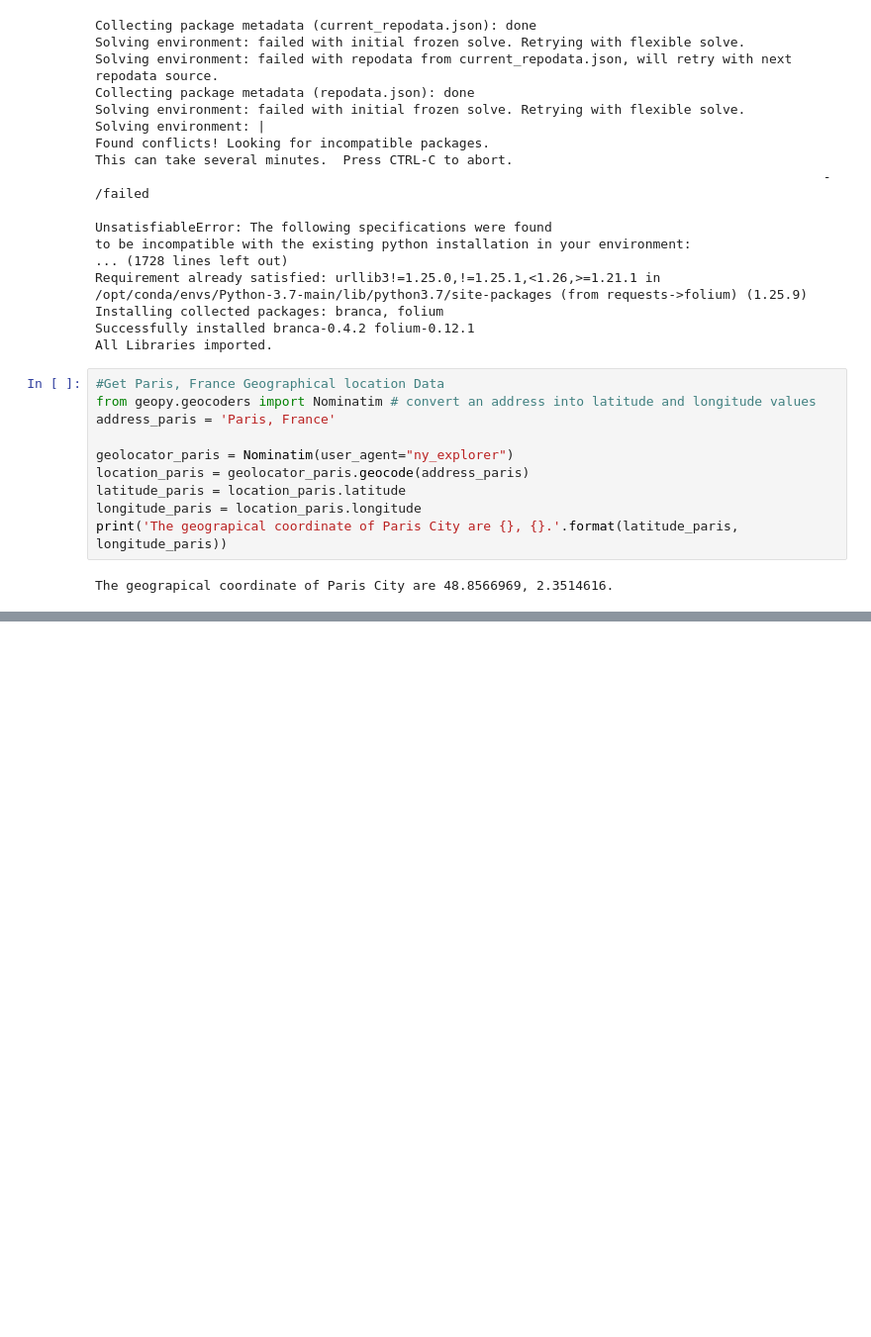
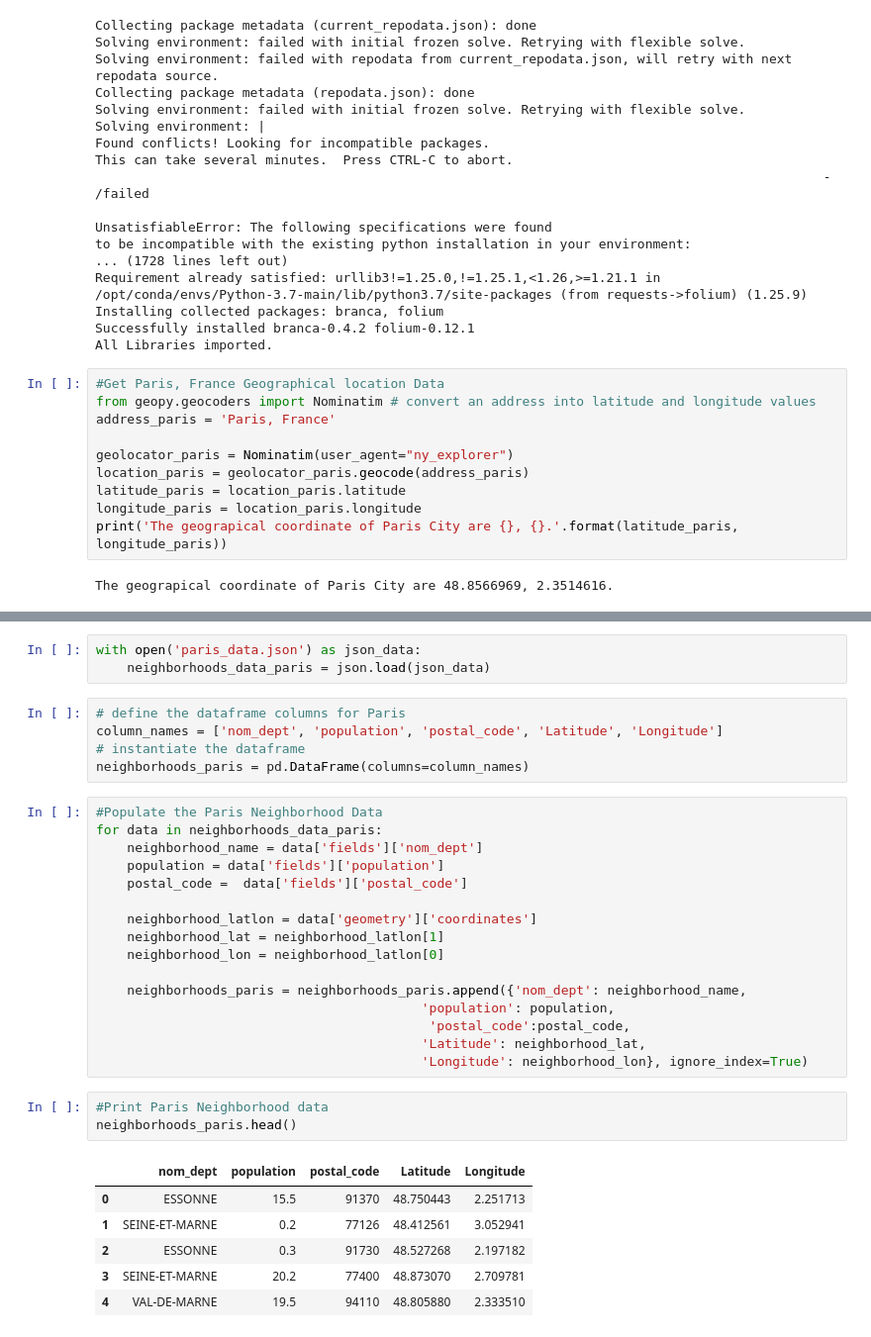
Before and after one commit to btalukder/Coursera_Capstone, a Jupyter notebook: Paris and Millan Neighborhood.ipynb, the cells around one changed output, grey strips where cells are left out. Shown at 99% size. Cells and saved outputs as stored; diff of their text form; blank space fills up the shorter version.

```diff
--- a/Paris and Millan Neighborhood.ipynb
+++ b/Paris and Millan Neighborhood.ipynb
@@ -79,0 +135,34 @@ The geograpical coordinate of Millan City are 46.7071912, 11.6609414.
+# %%
+with open('paris_data.json') as json_data:
+    neighborhoods_data_paris = json.load(json_data)
+# %%
+# define the dataframe columns for Paris
+column_names = ['nom_dept', 'population', 'postal_code', 'Latitude', 'Longitude']
+# instantiate the dataframe
+neighborhoods_paris = pd.DataFrame(columns=column_names)
+# %%
+#Populate the Paris Neighborhood Data
+for data in neighborhoods_data_paris:
+    neighborhood_name = data['fields']['nom_dept']
+    population = data['fields']['population']
+    postal_code =  data['fields']['postal_code']
+
+    neighborhood_latlon = data['geometry']['coordinates']
+    neighborhood_lat = neighborhood_latlon[1]
+    neighborhood_lon = neighborhood_latlon[0]
+
+    neighborhoods_paris = neighborhoods_paris.append({'nom_dept': neighborhood_name,
+                                          'population': population,
+                                           'postal_code':postal_code,
+                                          'Latitude': neighborhood_lat,
+                                          'Longitude': neighborhood_lon}, ignore_index=True)
+# %%
+#Print Paris Neighborhood data
+neighborhoods_paris.head()
+# %% [output]
+|  | nom_dept | population | postal_code | Latitude | Longitude |
+| 0 | ESSONNE | 15.5 | 91370 | 48.750443 | 2.251713 |
+| 1 | SEINE-ET-MARNE | 0.2 | 77126 | 48.412561 | 3.052941 |
+| 2 | ESSONNE | 0.3 | 91730 | 48.527268 | 2.197182 |
+| 3 | SEINE-ET-MARNE | 20.2 | 77400 | 48.873070 | 2.709781 |
+| 4 | VAL-DE-MARNE | 19.5 | 94110 | 48.805880 | 2.333510 |
```
Also changed, not shown: parts of 22 cells of this notebook.
